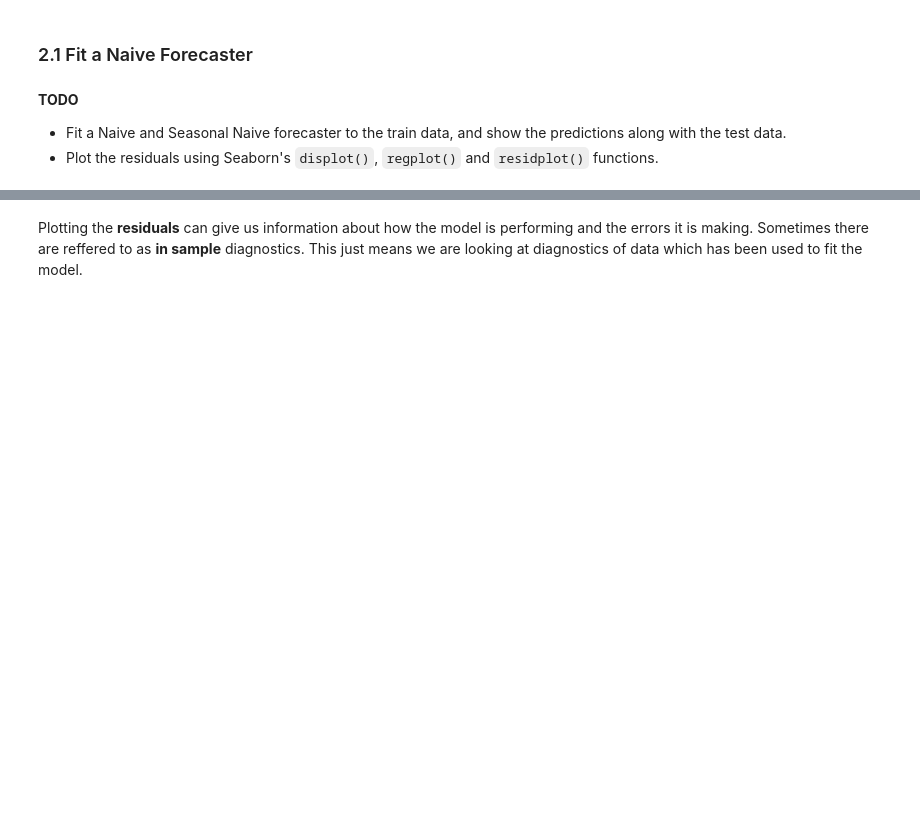
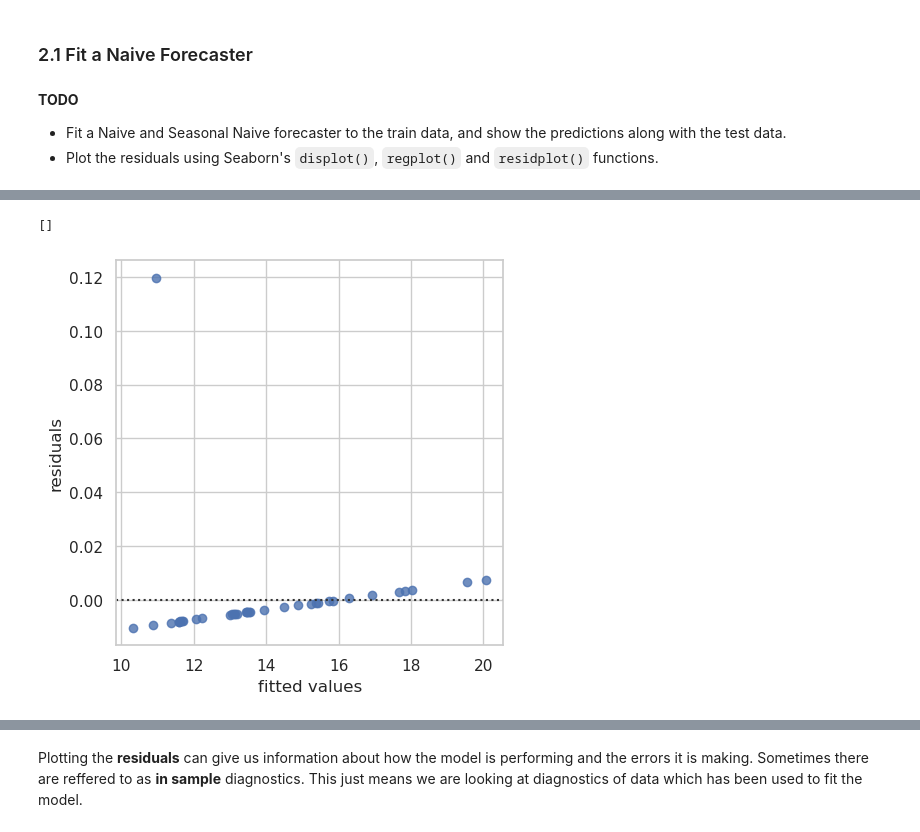
Before and after one commit to clarka34/12_machine_learning, a Jupyter notebook: ML6 - Time Series/notebooks/NB2_Time_Series_Forecasts.ipynb, the cells around one changed output, grey strips where cells are left out. Cells and saved outputs as stored; diff of their text form; code cells hidden in the pictures; blank space fills up the shorter version.

```diff
--- a/ML6 - Time Series/notebooks/NB2_Time_Series_Forecasts.ipynb
+++ b/ML6 - Time Series/notebooks/NB2_Time_Series_Forecasts.ipynb
@@ -188,0 +245,9 @@ fh = ForecastingHorizon(test.index, is_relative=False)
+# %%
+sns.set_theme(style="whitegrid")
+fig, ax = plt.subplots(figsize =(5,5))
+sns.residplot(x=test, y=test-pred, ax=ax)
+ax.set(ylabel='residuals', xlabel='fitted values')
+plt.plot()
+# %% [output]
+[]
+[figure, added]
```
Also changed, not shown: parts of 36 cells of this notebook, 1 other file.
